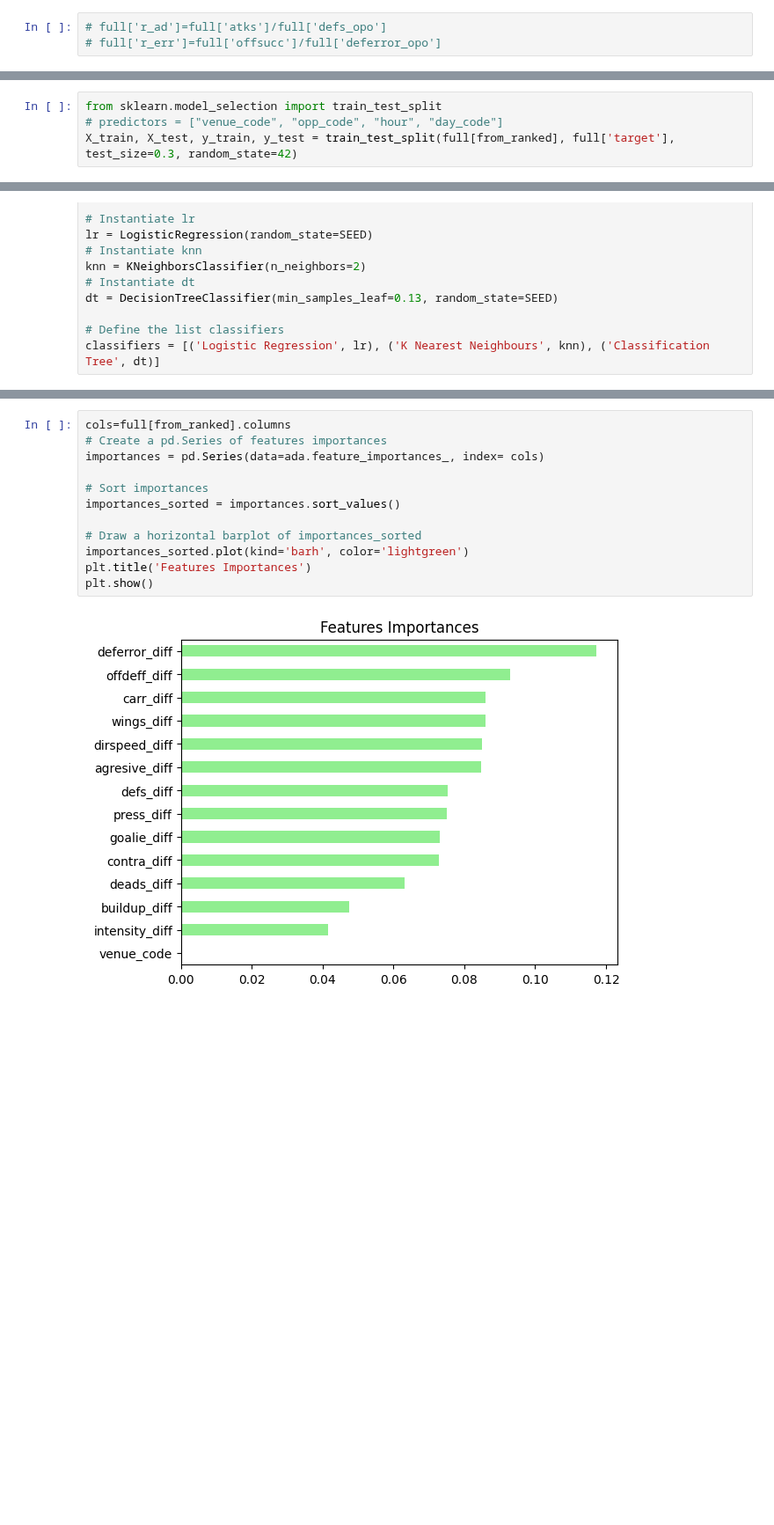
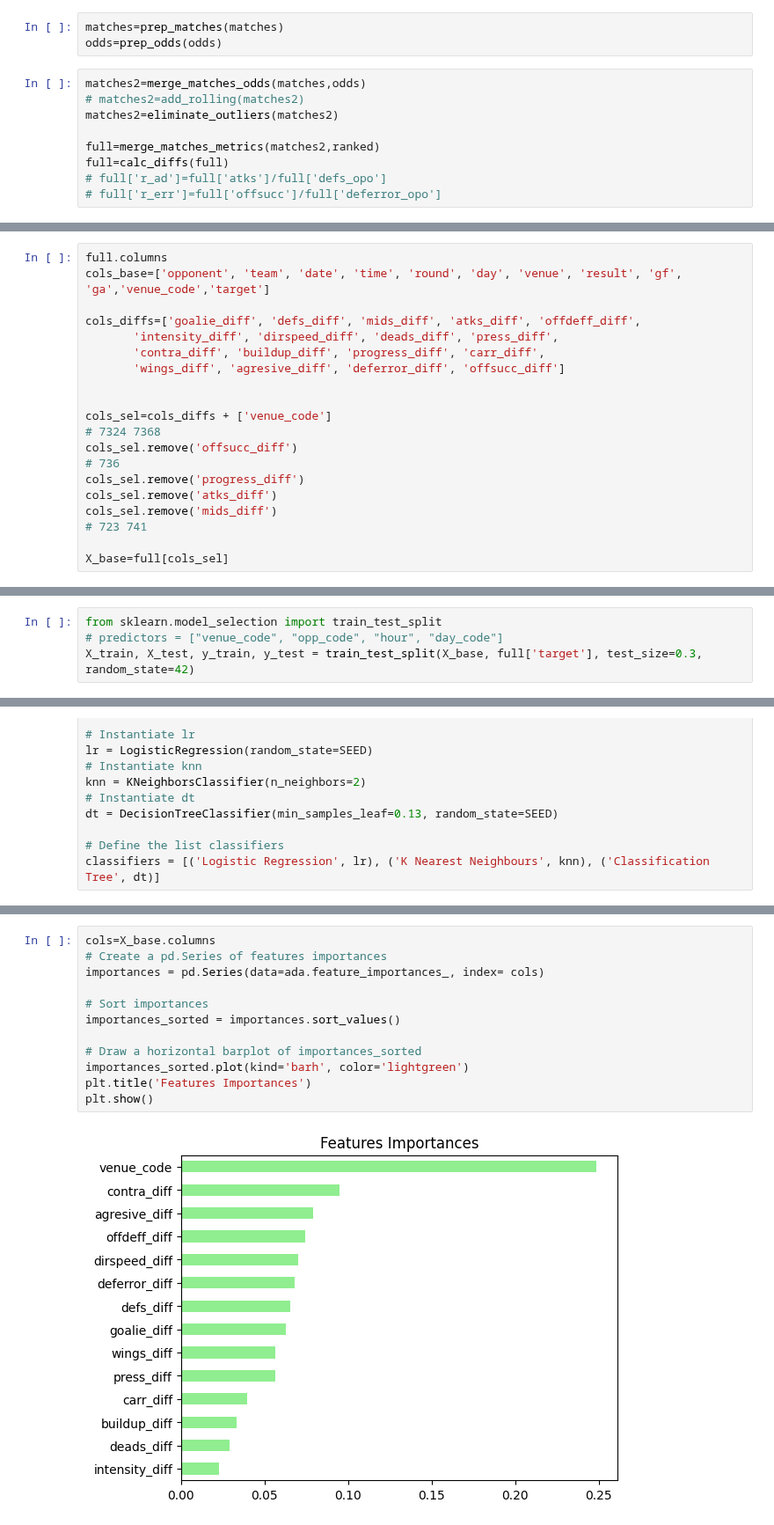
Before and after one commit to krawczyk071/predictor, a Jupyter notebook: scikit/pred_w_metrics_diff2hist.ipynb, the cells around one changed output, grey strips where cells are left out. Shown at 88% size. Drawn from its saved outputs; the diff is of its cells as text; blank space fills up the shorter version.

```diff
--- a/scikit/pred_w_metrics_diff2hist.ipynb
+++ b/scikit/pred_w_metrics_diff2hist.ipynb
@@ -177,3 +124,12 @@ full
+# %%
+matches=prep_matches(matches)
+odds=prep_odds(odds)
 # %%
+matches2=merge_matches_odds(matches,odds)
+# matches2=add_rolling(matches2)
+matches2=eliminate_outliers(matches2)
+
+full=merge_matches_metrics(matches2,ranked)
+full=calc_diffs(full)
 # full['r_ad']=full['atks']/full['defs_opo']
 # full['r_err']=full['offsucc']/full['deferror_opo']
@@ -217,0 +136,20 @@ from_ranked=from_diff
+# %%
+full.columns
+cols_base=['opponent', 'team', 'date', 'time', 'round', 'day', 'venue', 'result', 'gf', 'ga','venue_code','target']
+
+cols_diffs=['goalie_diff', 'defs_diff', 'mids_diff', 'atks_diff', 'offdeff_diff',
+       'intensity_diff', 'dirspeed_diff', 'deads_diff', 'press_diff',
+       'contra_diff', 'buildup_diff', 'progress_diff', 'carr_diff',
+       'wings_diff', 'agresive_diff', 'deferror_diff', 'offsucc_diff']
+
+
+cols_sel=cols_diffs + ['venue_code']
+# 7324 7368
+cols_sel.remove('offsucc_diff')
+# 736
+cols_sel.remove('progress_diff')
+cols_sel.remove('atks_diff')
+cols_sel.remove('mids_diff')
+# 723 741
+
+X_base=full[cols_sel]
@@ -218,7 +173,7 @@ from_ranked=from_diff
 # %%
 from sklearn.model_selection import train_test_split
 # predictors = ["venue_code", "opp_code", "hour", "day_code"]
-X_train, X_test, y_train, y_test = train_test_split(full[from_ranked], full['target'], test_size=0.3, random_state=42)
+X_train, X_test, y_train, y_test = train_test_split(X_base, full['target'], test_size=0.3, random_state=42)
 # %%
 from sklearn.ensemble import RandomForestClassifier
 from sklearn.metrics import accuracy_score
@@ -614,17 +567,17 @@ ROC AUC score: 0.64
 # %%
-cols=full[from_ranked].columns
+cols=X_base.columns
 # Create a pd.Series of features importances
 importances = pd.Series(data=ada.feature_importances_, index= cols)
 
 # Sort importances
 importances_sorted = importances.sort_values()
 
 # Draw a horizontal barplot of importances_sorted
 importances_sorted.plot(kind='barh', color='lightgreen')
 plt.title('Features Importances')
 plt.show()
 # %% [output]
-[figure, old version]
+[figure, new version]
 # %%
 # Import TSNE
 from sklearn.manifold import TSNE
```
Also changed, not shown: parts of 40 cells of this notebook, 1 other file.
